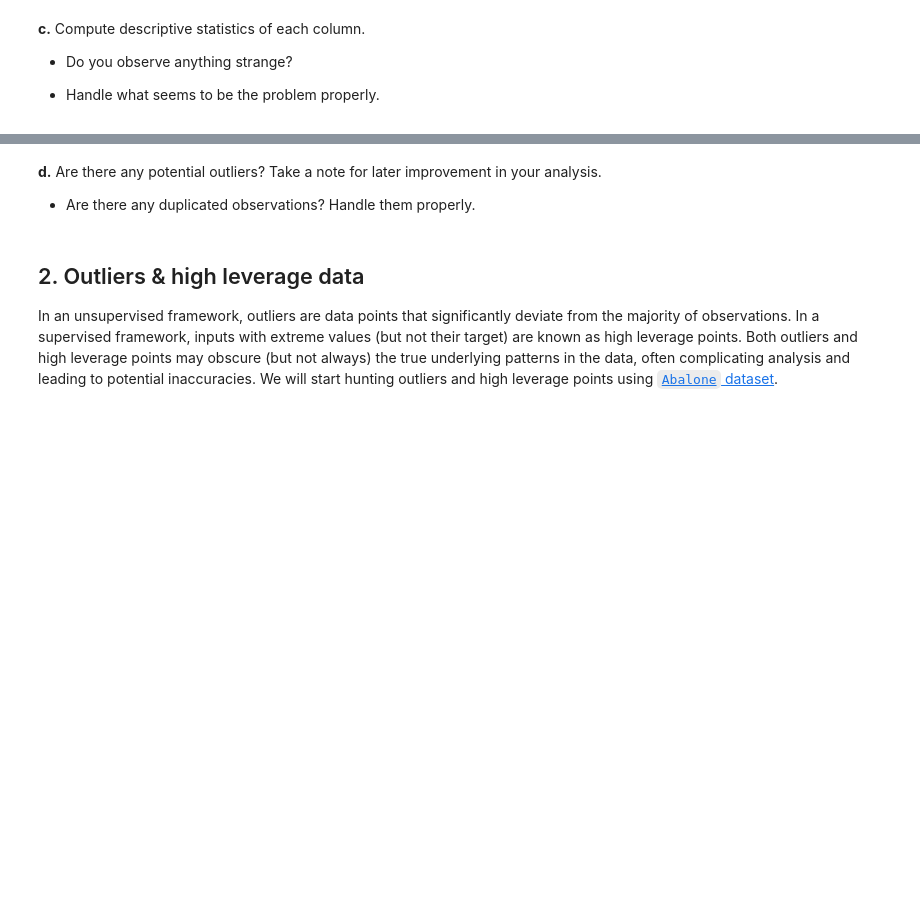
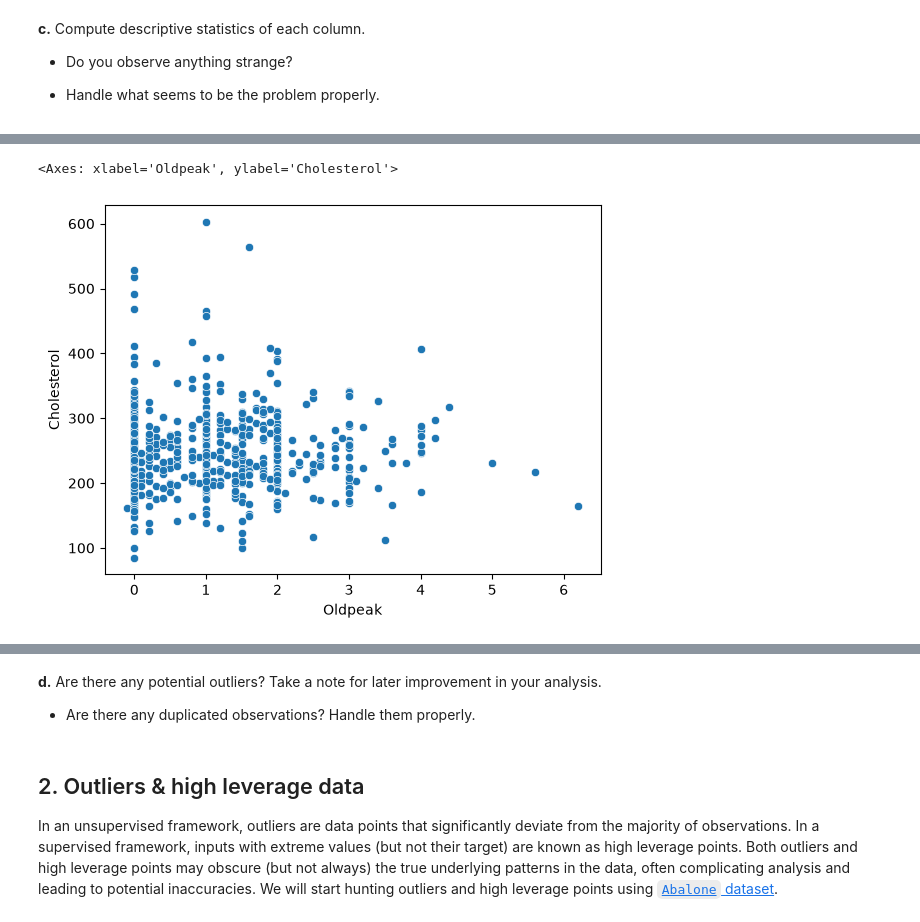
Before and after one commit to hassothea/I5_EDA_ITC, a Jupyter notebook: TPs/TP3_Data_Preprocessing.ipynb, the cells around one changed output, grey strips where cells are left out. Saved outputs shown, nothing was run; the diff lists cells and outputs as text; code cells hidden in the pictures; blank space fills up the shorter version.

```diff
--- a/TPs/TP3_Data_Preprocessing.ipynb
+++ b/TPs/TP3_Data_Preprocessing.ipynb
@@ -52,0 +219,10 @@ data.head()
+# %%
+# Relation between Cholesterol and Oldpeak
+sns.scatterplot(
+    data_no_zero,
+    x='Oldpeak',
+    y='Cholesterol'
+)
+# %% [output]
+<Axes: xlabel='Oldpeak', ylabel='Cholesterol'>
+[figure, added]
```
Also changed, not shown: parts of 23 cells of this notebook, 19 other files.
